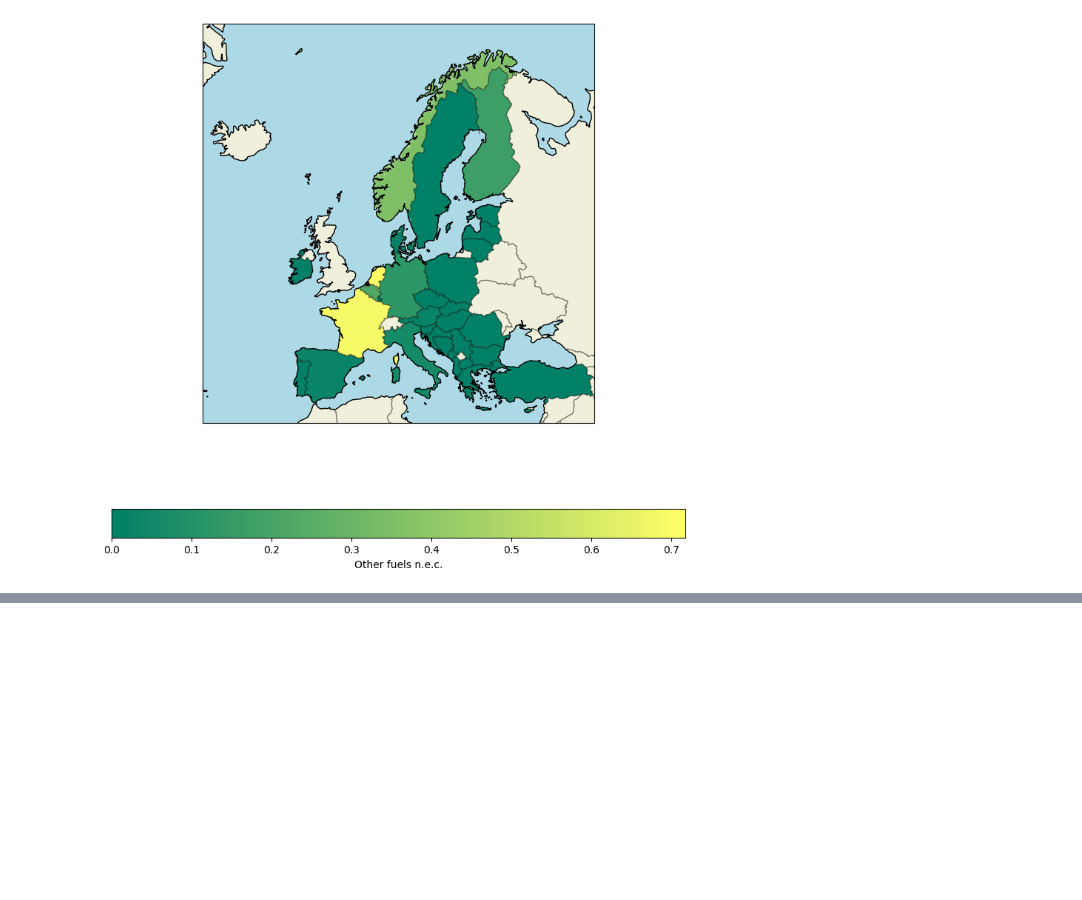
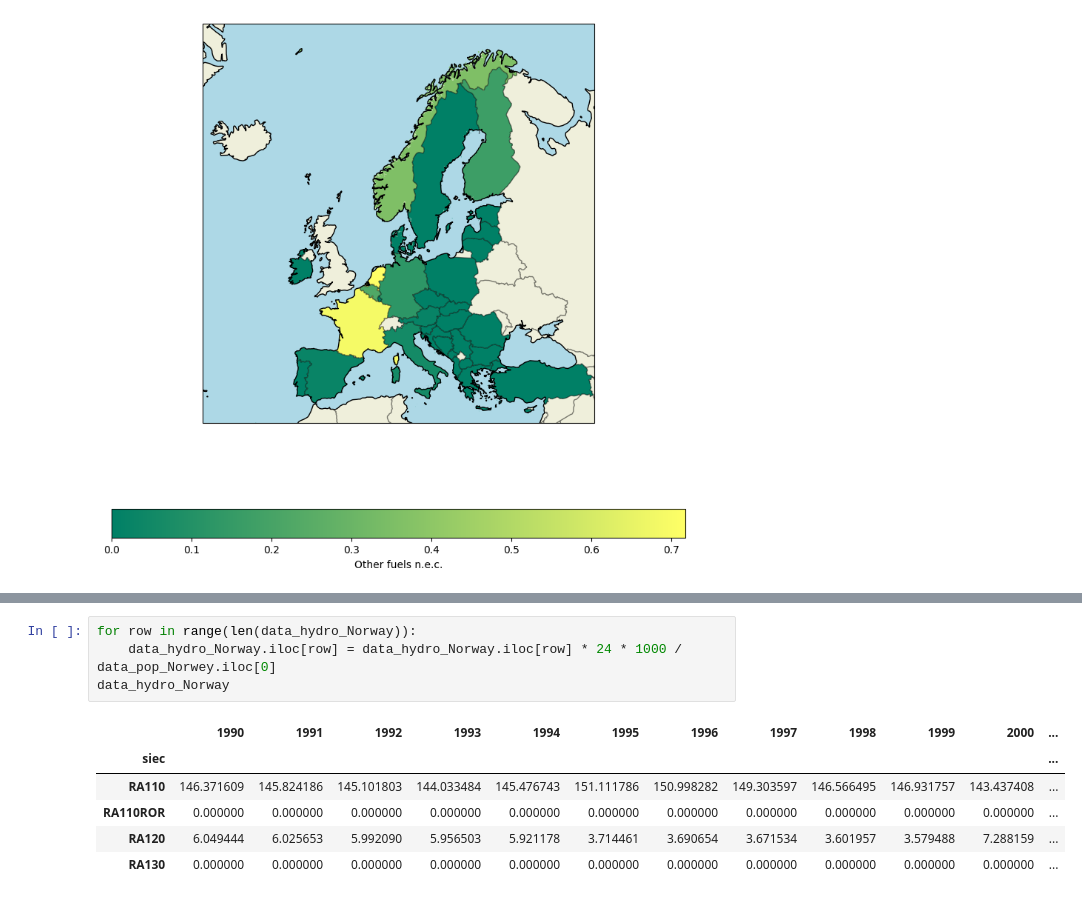
Before and after one commit to TilenG2/EU_Power_production, a Jupyter notebook: electrical_production.ipynb, the cells around one changed output, grey strips where cells are left out. Saved outputs shown, nothing was run; the diff lists cells and outputs as text; blank space fills up the shorter version.

```diff
--- a/electrical_production.ipynb
+++ b/electrical_production.ipynb
@@ -537,0 +572,11 @@ for siec, i in zip(data_power_production_normalized.keys(), range(len(data_power
+# %%
+for row in range(len(data_hydro_Norway)):
+    data_hydro_Norway.iloc[row] = data_hydro_Norway.iloc[row] * 24 * 1000 / data_pop_Norwey.iloc[0]
+data_hydro_Norway
+# %% [output]
+|  | 1990 | 1991 | 1992 | 1993 | 1994 | 1995 | 1996 | 1997 | 1998 | 1999 | 2000 | ... |
+| siec |  |  |  |  |  |  |  |  |  |  |  | ... |
+| RA110 | 146.371609 | 145.824186 | 145.101803 | 144.033484 | 145.476743 | 151.111786 | 150.998282 | 149.303597 | 146.566495 | 146.931757 | 143.437408 | ... |
+| RA110ROR | 0.000000 | 0.000000 | 0.000000 | 0.000000 | 0.000000 | 0.000000 | 0.000000 | 0.000000 | 0.000000 | 0.000000 | 0.000000 | ... |
+| RA120 | 6.049444 | 6.025653 | 5.992090 | 5.956503 | 5.921178 | 3.714461 | 3.690654 | 3.671534 | 3.601957 | 3.579488 | 7.288159 | ... |
+| RA130 | 0.000000 | 0.000000 | 0.000000 | 0.000000 | 0.000000 | 0.000000 | 0.000000 | 0.000000 | 0.000000 | 0.000000 | 0.000000 | ... |
```
Also changed, not shown: parts of 5 cells of this notebook.
